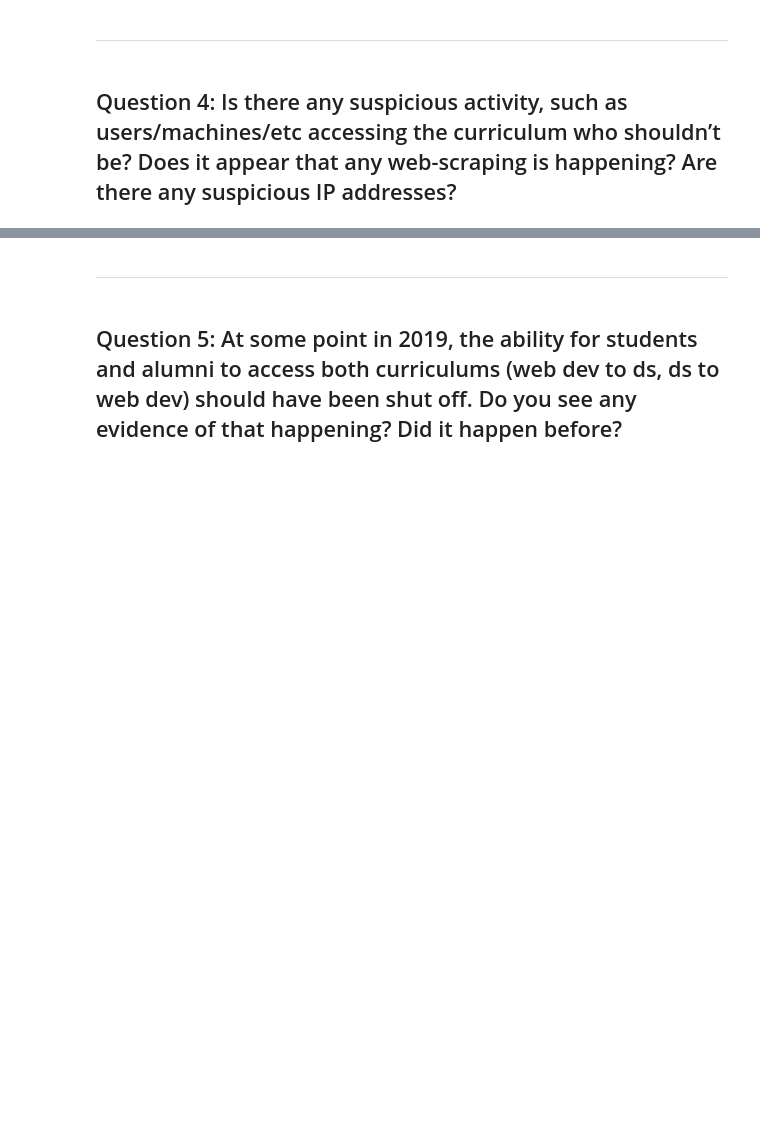
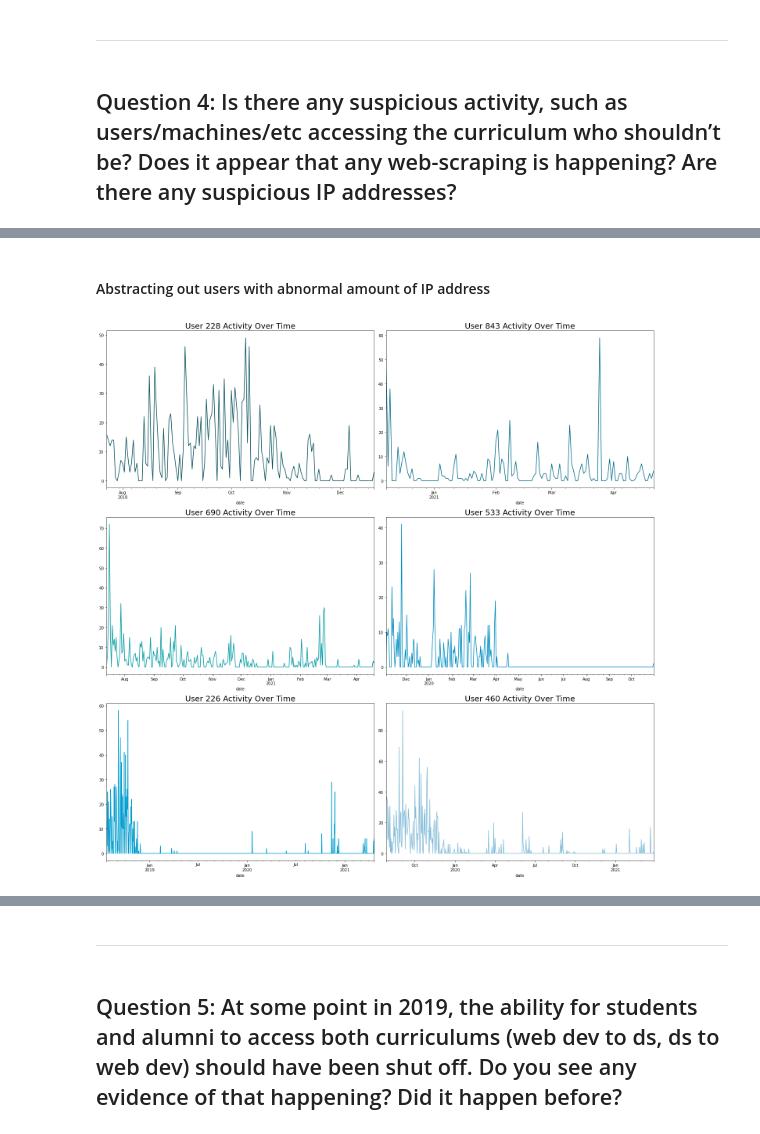
Before and after one commit to JML-Association/Anomaly-Detection-Project, a Jupyter notebook: final_report.ipynb, the cells around one changed output, grey strips where cells are left out. Cells and saved outputs as stored; diff of their text form; code cells hidden in the pictures; blank space fills up the shorter version.

```diff
--- a/final_report.ipynb
+++ b/final_report.ipynb
@@ -338,0 +355,7 @@ COHORT 14 comparison
+# %% [markdown]
+#### Abstracting out users with abnormal amount of IP address
+# %%
+# Calling function to visualize the top 6 users with abnormal amount of IP addresses
+explore.q3_abnormal_ip(df)
+# %% [output]
+[figure, added]
```
Also changed, not shown: parts of 12 cells of this notebook.
